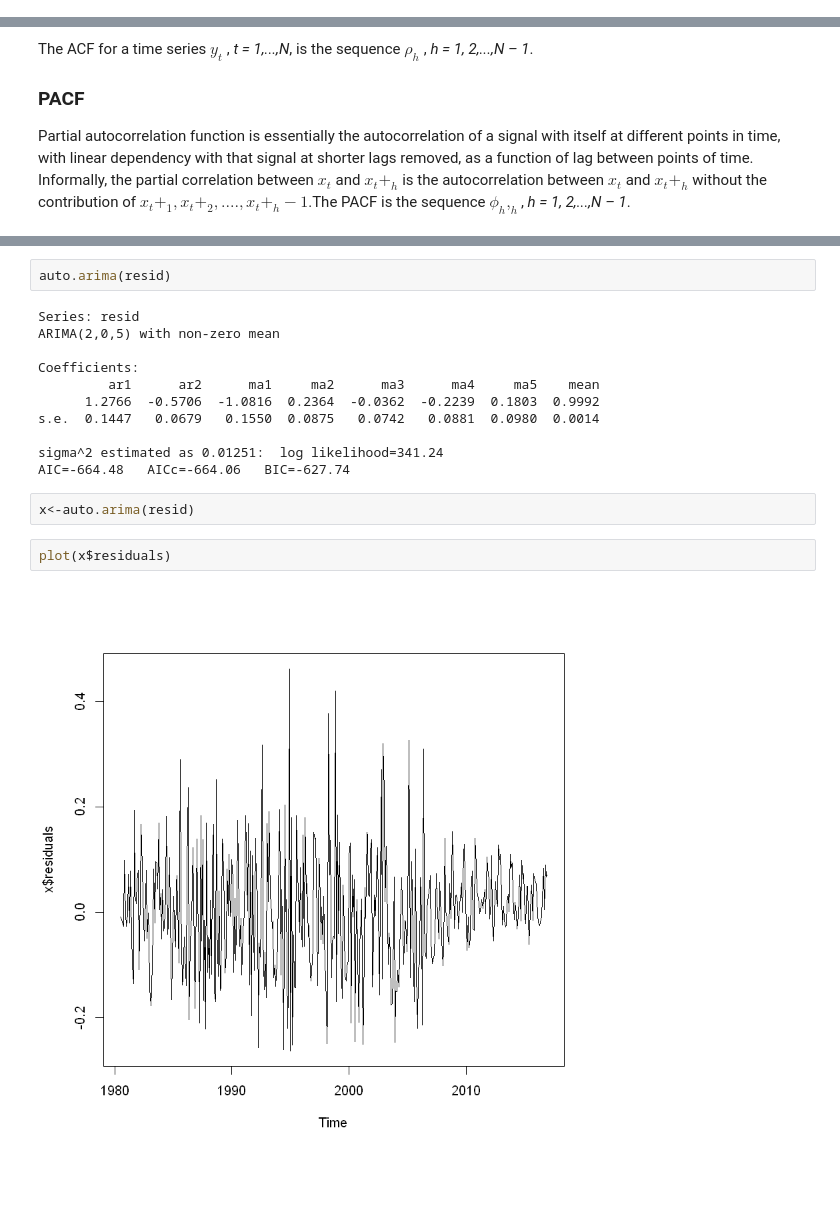
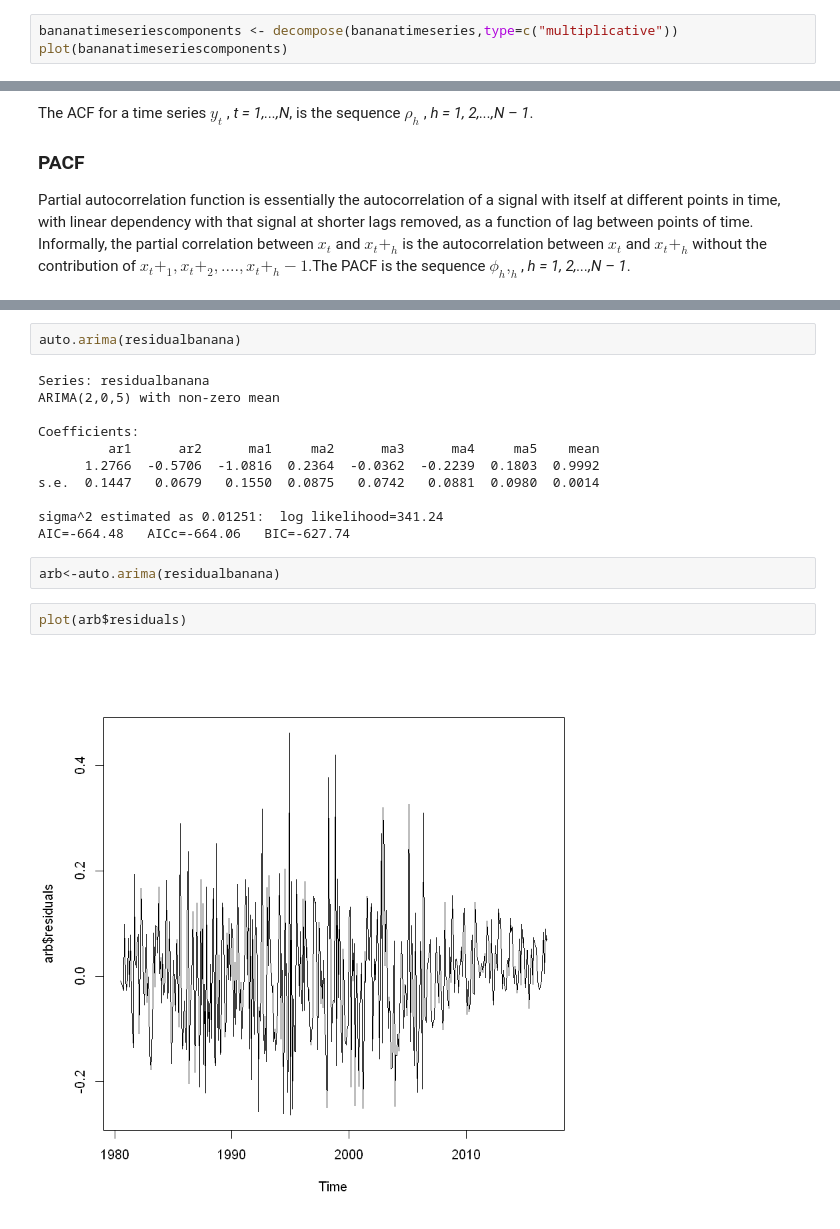
Before and after one commit to akbalikburcu/BitirmeProjesi, a Jupyter notebook: Time+Series+Analysis+Using+R+.ipynb, the cells around one changed output, grey strips where cells are left out. Saved outputs shown, nothing was run; the diff lists cells and outputs as text; blank space fills up the shorter version.

```diff
--- a/Time+Series+Analysis+Using+R+.ipynb
+++ b/Time+Series+Analysis+Using+R+.ipynb
@@ -223,3 +230,6 @@ bananatimeseriescomponents <- decompose(bananatimeseries)
 plot(bananatimeseriescomponents)
 # %% [output]
 [figure]
+# %%
+bananatimeseriescomponents <- decompose(bananatimeseries,type=c("multiplicative"))
+plot(bananatimeseriescomponents)
@@ -335,7 +374,7 @@ library(forecast)
 # %%
-auto.arima(resid)
+auto.arima(residualbanana)
 # %% [output]
-Series: resid
+Series: residualbanana
 ARIMA(2,0,5) with non-zero mean
 
 Coefficients:
@@ -346,9 +385,9 @@ s.e.  0.1447   0.0679   0.1550  0.0875   0.0742   0.0881  0.0980  0.0014
 sigma^2 estimated as 0.01251:  log likelihood=341.24
 AIC=-664.48   AICc=-664.06   BIC=-627.74
 # %%
-x<-auto.arima(resid)
+arb<-auto.arima(residualbanana)
 # %%
-plot(x$residuals)
+plot(arb$residuals)
 # %% [output]
-[figure, old version]
+[figure, new version]
 # %%
```
Also changed, not shown: parts of 24 cells of this notebook.
